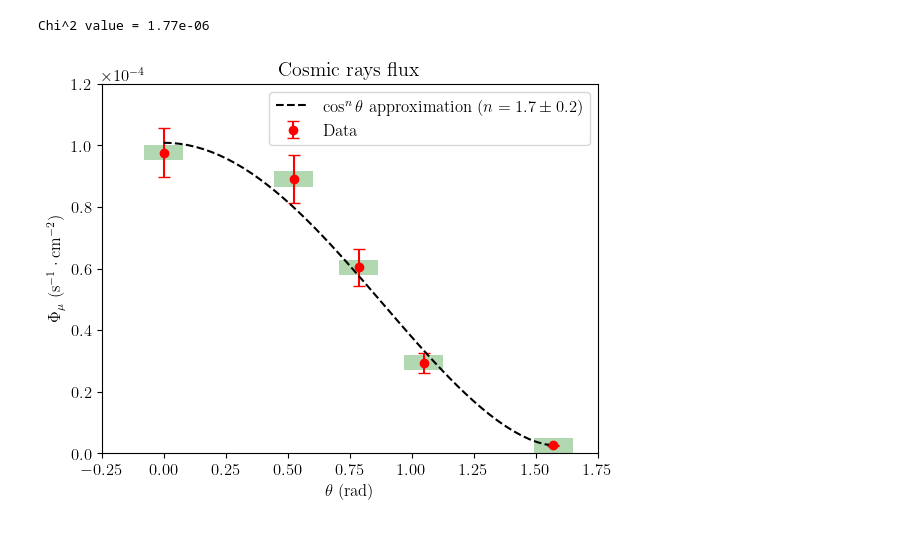
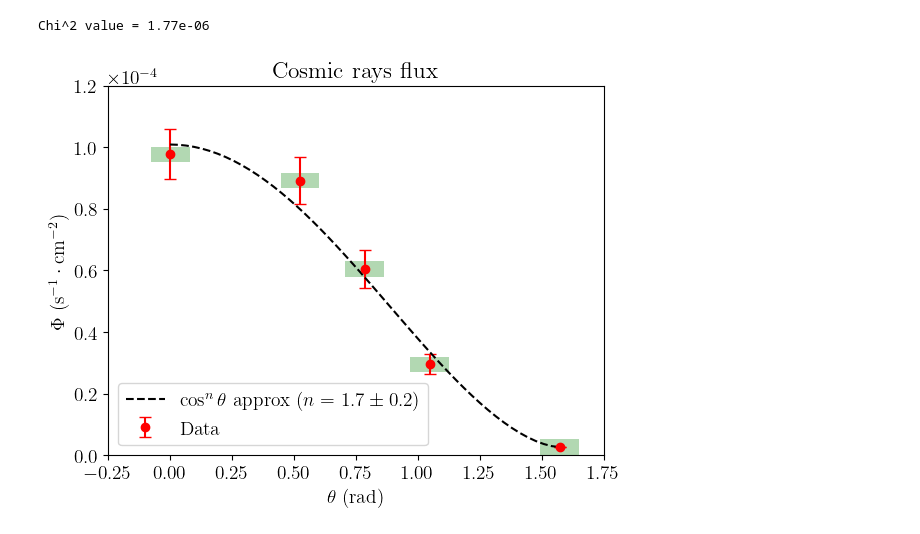
Before and after one commit to JoseCDS17/LabIV_UNIGE, a Jupyter notebook: ScintillatorPMT_Measurements/Scintillator_Angles.ipynb, the cells around one changed output. Saved outputs shown, nothing was run; the diff lists cells and outputs as text; code cells hidden in the pictures.

```diff
--- a/ScintillatorPMT_Measurements/Scintillator_Angles.ipynb
+++ b/ScintillatorPMT_Measurements/Scintillator_Angles.ipynb
@@ -7,7 +7,7 @@ from scipy.optimize import curve_fit
 
 matplotlib.rcParams['text.usetex'] = True
 matplotlib.rcParams['font.family'] = 'CM Roman'
-matplotlib.rcParams['font.size'] = 12
+matplotlib.rcParams['font.size'] = 14
 # %%
 ### ACCEPTANCE ANGLE
 
@@ -74,18 +74,18 @@ Chi^2 value = 1.77e-06
 # %%
 #Figure varying the angle
 fig, ax = plt.subplots()
 
 ax.barh(flux, theta, left=angle-theta/2,height=5e-6, color='g', alpha=0.3)
 ax.errorbar(angle, flux, flux_err, color='r', fmt='o', capsize=4, label='Data')
-ax.plot(angle_fit,fit, color='k', linestyle='--', label=rf'$\cos^n{{\theta}}$ approximation $(n = {n_fitted:0.1f} \pm {n_err:0.1f})$')
+ax.plot(angle_fit,fit, color='k', linestyle='--', label=rf'$\cos^n{{\theta}}$ approx $(n = {n_fitted:0.1f} \pm {n_err:0.1f})$')
 ax.set_xlim([-0.25,1.75])
 ax.set_ylim([0,1.2e-4])
 ax.ticklabel_format(style='sci', axis='y', scilimits=(0,0))
 ax.set_xlabel(r'$\theta$ (rad)')
-ax.set_ylabel(r'$\Phi_\mu \ \mathrm{(s^{-1} \cdot cm^{-2})}$ ')
+ax.set_ylabel(r'$\Phi \ \mathrm{(s^{-1} \cdot cm^{-2})}$ ')
 ax.set_title('Cosmic rays flux')
 ax.legend()
 
 fig.savefig('../Images/Scintillator_CosmicRaysFlux.pdf')
 # %% [output]
-[figure, old version]
+[figure, new version]
```
Also changed, not shown: 6 other files.
